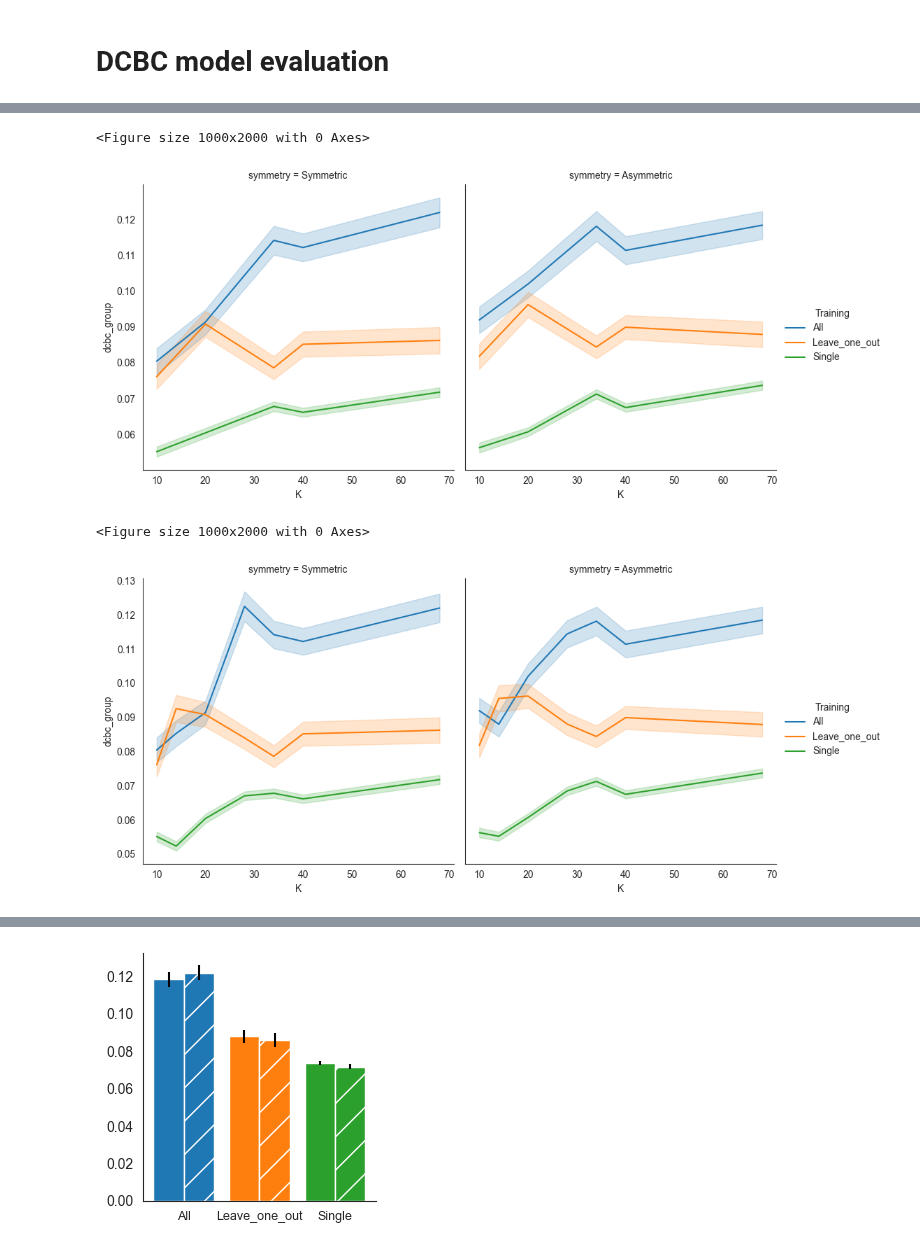
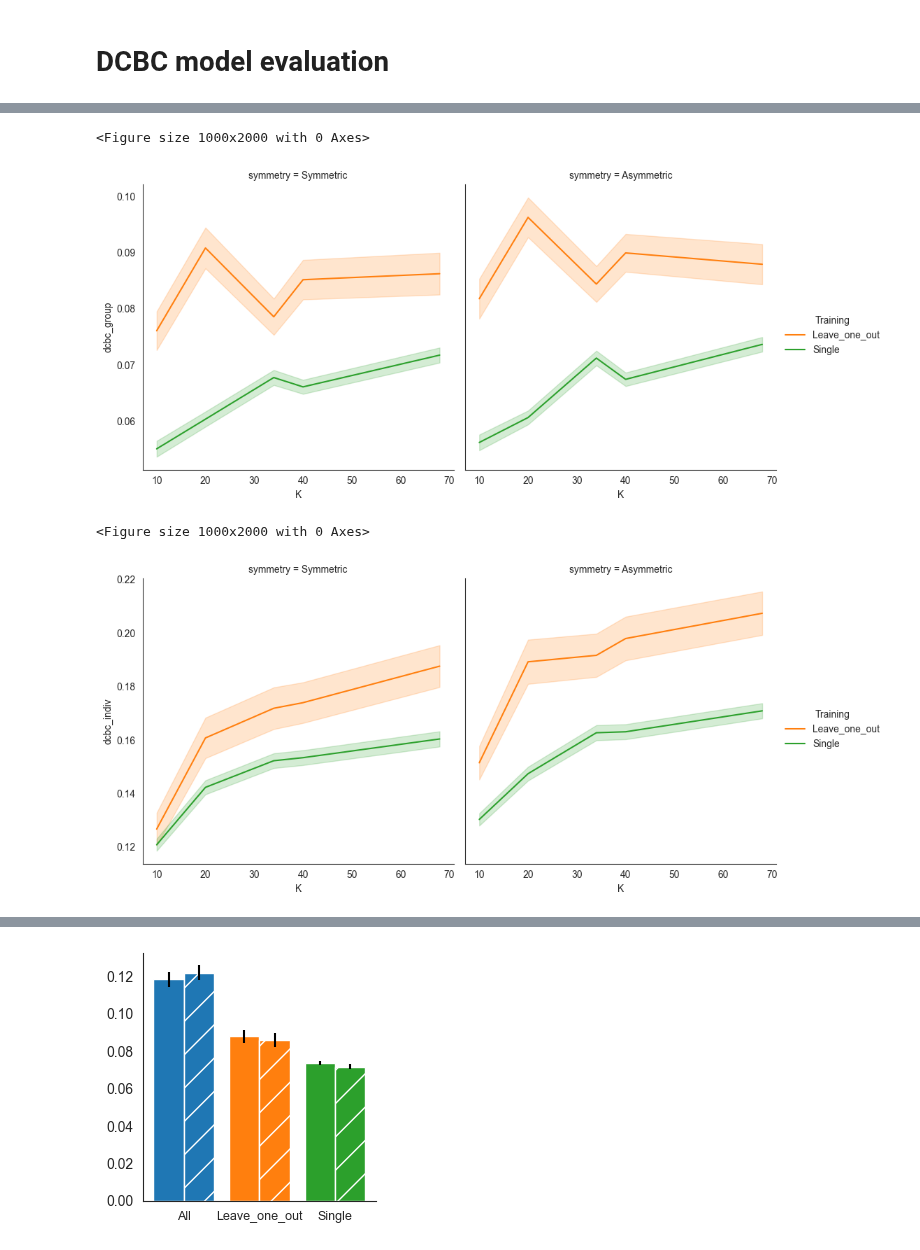
Before and after one commit to DiedrichsenLab/ProbabilisticParcellation, a Jupyter notebook: notebooks/atlas_paper/evaluate_dcbc.ipynb, the cells around one changed output, grey strips where cells are left out. Saved outputs shown, nothing was run; the diff lists cells and outputs as text; code cells hidden in the pictures.

Commit message:
added recalc dcbc

```diff
--- a/notebooks/atlas_paper/evaluate_dcbc.ipynb
+++ b/notebooks/atlas_paper/evaluate_dcbc.ipynb
@@ -131,7 +69,0 @@ Data[(Data['K'] == 10) ].groupby(
-# %%
-# Plot dcbc_group as a function of K with Hue = Training (# Plot only Ks where Symmetric and Asymmetric models have a value))
-g = sb.catplot(x='K', y='dcbc_group', hue='Training', data=Data[Data['K'].isin([10, 14, 20, 28, 34, 40, 68, ])], kind='point', col='symmetry',
-                palette='colorblind', height=5, aspect=1.5, legend_out=False)
-g.set_axis_labels('Number of clusters (K)', 'DCBC')
-g._legend.set_title('Training')
-# plt.savefig(f'{ut.model_dir}/Figures/DCBC/DCBC_group.png', dpi=300)
@@ -140,5 +69,0 @@ g._legend.set_title('Training')
-# %%
-Data[(Data['symmetry'] == 'Asymmetric') & (Data['K'] == 10)
-     & (Data['train_data_len'] == 1)].head(10)
-g = sb.catplot(x='K', y='dcbc_group', hue='train_data_string', data=Data[Data['K'].isin([10, 20, 34, 40, 68, ])], kind='point', col='symmetry',
-               palette='colorblind', height=5, aspect=1.5, legend_out=False)
@@ -147,6 +69,0 @@ g = sb.catplot(x='K', y='dcbc_group', hue='train_data_string', data=Data[Data['K
-# %%
-# Same plot for dcbc_individual
-g = sb.catplot(x='K', y='dcbc_indiv', hue='Training', data=Data[Data['K'].isin([10, 14, 20, 28, 34, 40, 68, ])], kind='point', col='symmetry',
-                palette='colorblind', height=5, aspect=1.5, legend_out=False)
-g.set_axis_labels('Number of clusters (K)', 'DCBC')
-g._legend.set_title('Training')
@@ -155,17 +70,30 @@ g._legend.set_title('Training')
+# %%
+# Define colours
+sb.color_palette(sb.color_palette("tab10"))
+# Get the first three colors in the "tab10" color palette
+colors = sb.color_palette("tab10", n_colors=3)
+hex_codes_single = [
+    f"#{int(r * 255):02x}{int(g * 255):02x}{int(b * 255):02x}" for r, g, b in colors]
+# Repeat colours to get 6 colours
+hex_codes = np.repeat(hex_codes_single, 2)
 # %%
+# Plot only cross-validated DCBC results
+
 figsize = (10, 20)
 plt.figure(figsize=figsize)
 sb.set_style("white")
 sb.relplot(
-    data=Data[Data['K'].isin([10, 20, 34, 40, 68])], x="K", y="dcbc_group", hue="Training", kind="line", col="symmetry", markers=True, errorbar="se")
+    data=Data[Data['K'].isin([10, 20, 34, 40, 68])], x="K", y="dcbc_group", hue="Training", kind="line", col="symmetry", markers=True, errorbar="se", hue_order = ['Leave_one_out', 'Single'], palette = hex_codes_single[1:])
 plt.savefig(f'{ut.figure_dir}/DCBC_group.pdf')
 
+figsize = (10, 20)
 plt.figure(figsize=figsize)
+sb.set_style("white")
 sb.relplot(
-    data=Data[Data['K'].isin([10, 14, 20, 28, 34, 40, 68])], x="K", y="dcbc_group", hue="Training", kind="line", col="symmetry", markers=True, errorbar="se")
-plt.savefig(f'{ut.figure_dir}/DCBC_group_additional.pdf')
+    data=Data[Data['K'].isin([10, 20, 34, 40, 68])], x="K", y="dcbc_indiv", hue="Training", kind="line", col="symmetry", markers=True, errorbar="se", hue_order = ['Leave_one_out', 'Single'], palette = hex_codes_single[1:])
+plt.savefig(f'{ut.figure_dir}/DCBC_individ.pdf')
 # %% [output]
 <Figure size 1000x2000 with 0 Axes>
-[figure, old version]
+[figure, new version]
 <Figure size 1000x2000 with 0 Axes>
-[figure, old version]
+[figure, new version]
```
Also changed, not shown: parts of 19 cells of this notebook, 2 other files.
